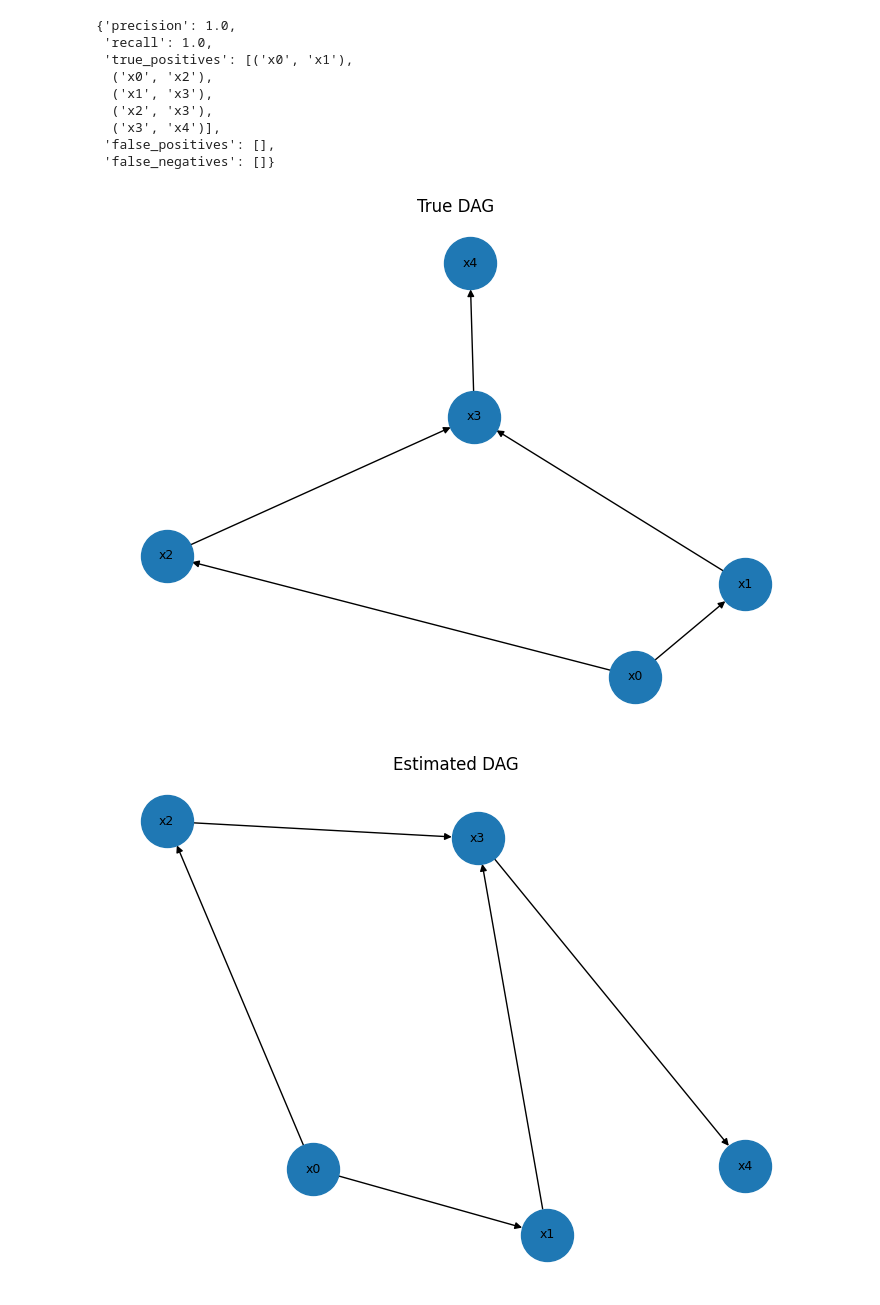
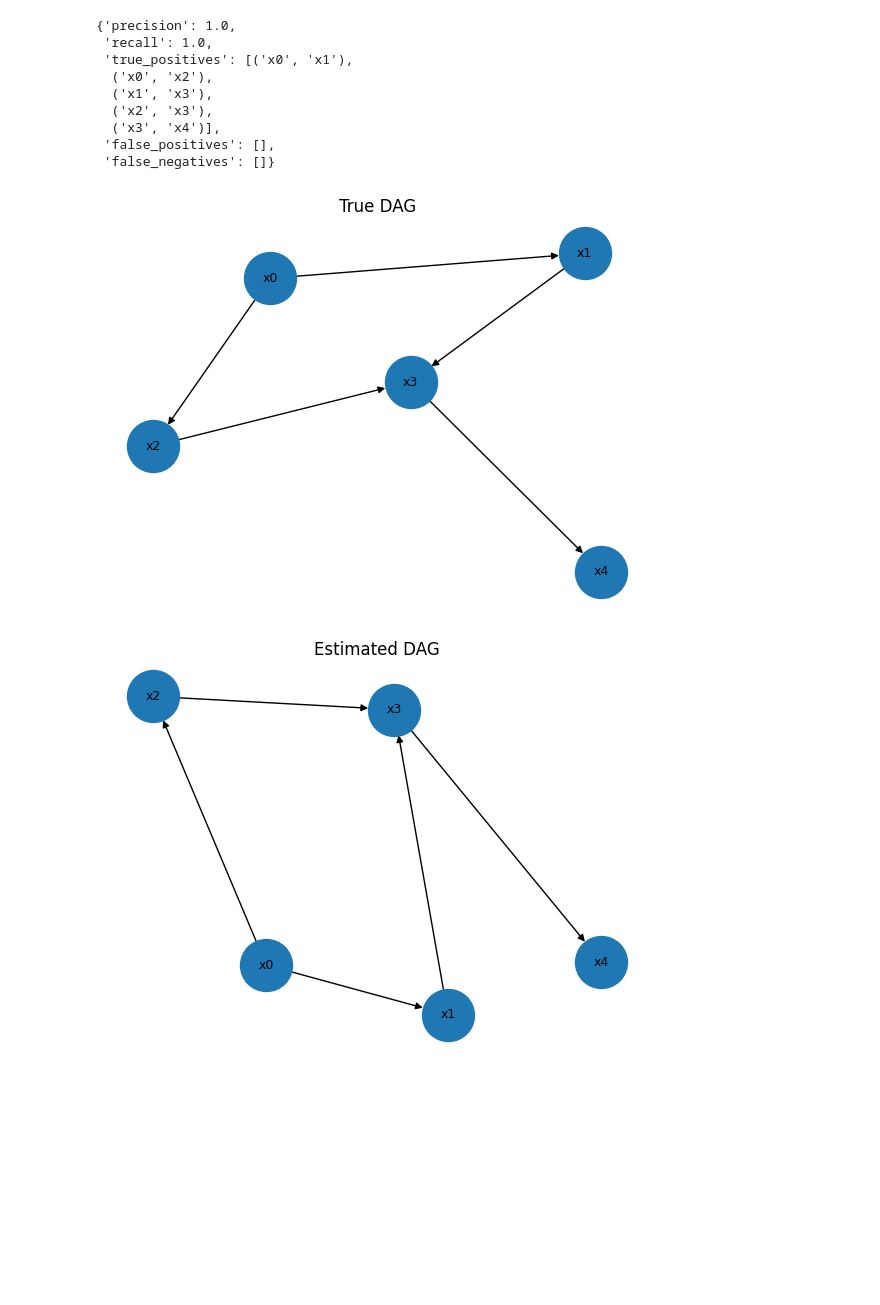
Before and after one commit to srhmm/causalchange, a Jupyter notebook: notebooks/02_topic_tutorial.ipynb, the cells around one changed output. Saved outputs shown, nothing was run; the diff lists cells and outputs as text; code cells hidden in the pictures; blank space fills up the shorter version.

```diff
--- a/notebooks/02_topic_tutorial.ipynb
+++ b/notebooks/02_topic_tutorial.ipynb
@@ -151,27 +158,14 @@ summary
  'false_positives': [],
  'false_negatives': []}
 # %%
-def plot_graph(graph, title=None):
-    plt.figure(figsize=(7, 5))
-    pos = nx.spring_layout(graph, seed=42)
-    nx.draw(
-        graph,
-        pos=pos,
-        with_labels=True,
-        node_size=1400,
-        font_size=9,
-        arrows=True,
-    )
-    if title:
-        plt.title(title)
-    plt.show()
-
-
 true_graph = nx.DiGraph()
 true_graph.add_edges_from(true_edges)
 
-plot_graph(true_graph, "True DAG")
-plot_graph(cc_topic.graph_, "Estimated DAG")
+plot_graph(true_graph, title="True DAG")
+plt.show()
+
+plot_graph(cc_topic.graph_, title="Estimated DAG")
+plt.show()
 # %% [output]
-[figure, old version]
+[figure, new version]
-[figure, old version]
+[figure, new version]
```
Also changed, not shown: parts of 3 cells of this notebook, 20 other files.
